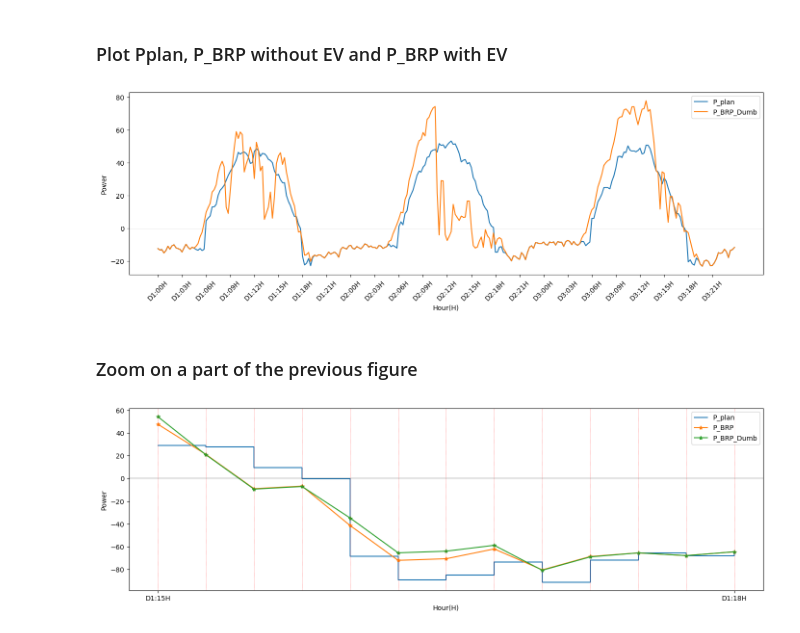
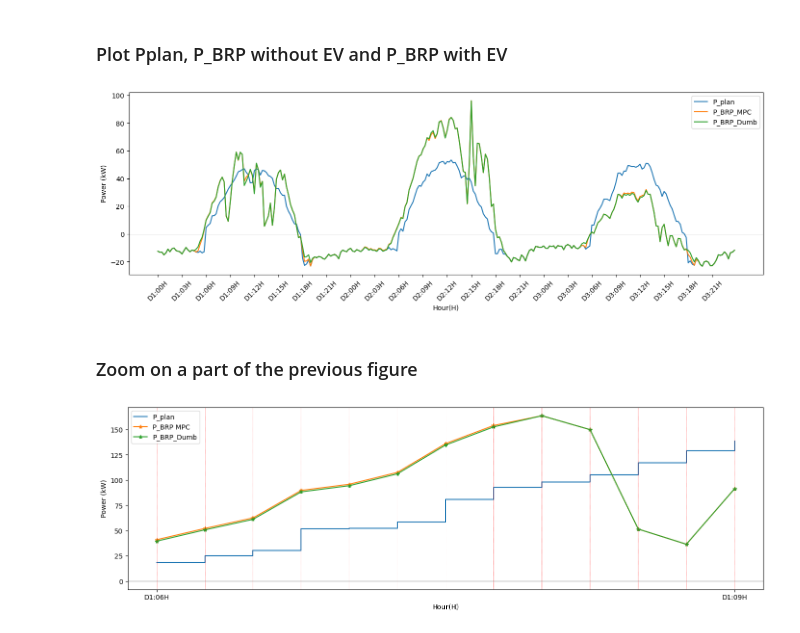
Before and after one commit to pajjaecat/SATIE_Pajj_PostDoc, a Jupyter notebook: Notebooks/V1G_MPC.ipynb, the cells around one changed output. Drawn from its saved outputs; the diff is of its cells as text; code cells hidden in the pictures.

```diff
--- a/Notebooks/V1G_MPC.ipynb
+++ b/Notebooks/V1G_MPC.ipynb
@@ -271,10 +188,16 @@ p_pv_pred = {}   # Active pv for (engagement) for each customer in the network
 pv_dn_keys = list(data_custid_pv_dict.keys()) # Get index of elm in the dict
 len_pv = len(data_custid_pv_dict) # Get number of elm p_pv dict
 
-# For all  users in the IEEE network ...
+# For all elm in the load_data_df dataframe
 for i in load_data_df.index:
-    bus_nbr = load_data_df.loc[i]['Bus'] # Get bus number at row i in the dataframe
-    p_pv.update({ bus_nbr : reg_switching_pv.real_GHI.values*1000/s_base })    # Using real PV  from model switching
+    bus_nbr = load_data_df.loc[i]['Bus'] #Get bus number at row i in the dataframe
+    val = reg_switching_pv.real_GHI.values*1000/s_base
+    # temporary used to reshape the PV so that it can be as I wanted
+    val[96*2:96*3] = val[96*3:96*4]
+    val[96*3:96*4] = val[96*3:96*4]/2
+    val[252:264] = val[252:264]*2
+
+    p_pv.update({ bus_nbr : val })                 # using real data from model switching
     p_pv_pred.update({ bus_nbr : reg_switching_pv.engagement_GHI.values*1000/s_base }) # The PRP P_pv is based on on the  using prediction
 # %% [markdown]
 ### Associate with each user in the IEEE network a $Pv_{plan}$
@@ -584,7 +505,7 @@ See the pdf file [ProblemFormulation]()
 # %%
 # define variables for MPC problems
 # nb_sim_days = 1
-hor_in_min = probVar.hor_dict['15mn'] # Define the MPC horizon in minutes
+hor_in_min = probVar.hor_dict['30mn'] # Define the MPC horizon in minutes
 hor = hor_in_min // probVar.Δt         # Redefine the horizon in number of Δt  period to consider
 t_sim = nb_sim_days*probVar.fullDay_min//probVar.Δt      #Total duration of the study(in minutes)
 
@@ -611,7 +532,7 @@ scale = 150            # Scaling factor of irradiance in power
 pred_input = hor_in_min, hour_back_windows, hour_frcst_freq, extracted_date, saving_folder_file, prev_day_type, scale
 
 # Define alpha
-α = 0.
+α = 0.0
 # %% [markdown]
 ## Run MPC
 # %%
@@ -711,7 +630,8 @@ for k in tqdm(range(0, t_sim)):
 # %%
 ####  Compute dumb strategy soc
 soc_prob_dumb = brp.compute_DumbSoc(p_ev_plan, ev_data, t_sim)
-
+ΔT = probVar.ΔT
+Δt = probVar.Δt
 
 # Create an array such that
 # pplan_delt = [p_plan[0],p_plan[0] ... p_plan[0], p_plan[1],p_plan[1] ... p_plan[1], ...,  p_plan[-1],p_plan[-1] ... p_plan[-1]]
@@ -884,56 +804,46 @@ plt.legend(['MPC', 'Dumb']);
 # %%
 plt.figure(figsize=(17,5), dpi=100)
 # colorUnpluggedPeriod()
-plt.plot(pplan_delt[:nb_sim_days*day_2_imba]/4, label='P_plan',)
+plt.plot(pplan_delt[:nb_sim_days*day_2_imba]/(60/15), label='P_plan',)
 # plt.plot(pload_pv[day_2_imba:day_last_imba]*s_base/1000/4, label='P_BRP (No Ev)')
-# plt.plot((pload_pv[day_2_imba:day_last_imba] - p_EV_char)*s_base/1000/4, label='P_BRP')
-plt.plot((pload_pv[day_2_imba:day_last_imba] - p_EV_char_dumb)*s_base/1000/4, label='P_BRP_Dumb')
+plt.plot((pload_pv[day_2_imba:day_last_imba] - p_EV_char)*s_base/1000/(60/15), label='P_BRP_MPC')
+plt.plot((pload_pv[day_2_imba:day_last_imba] - p_EV_char_dumb)*s_base/1000/(60/15), label='P_BRP_Dumb')
 
 plt.axhline(y=0, color='k', alpha =0.5,lw=0.5)
 plt.xticks(range(0,day_2_imba*nb_sim_days,nb_sim_days*60//Δt), labels=labells, rotation=45);
 
 plt.legend();
-plt.ylabel('Power')
+plt.ylabel('Power (kW)')
 plt.xlabel('Hour(H)');
 # %% [output]
-[figure, old version]
+[figure, new version]
 # %% [markdown]
 ### Zoom on a part of the previous figure
 # %%
 plt.figure(figsize=(17,5), dpi=100)
 
-h1 = 17 # Starting hour to plot
-h2 = 20# Ending hour to plot
+h1 = 6 # Starting hour to plot
+h2 = 9# Ending hour to plot
 
 h_start =  h1*(60//Δt)    # First
 h_end = h2*(60//Δt) + 1
 
 plt.plot(pplan_delt[h_start:h_end], label='P_plan',ds='steps-post')
 # plt.plot(pload_pv[h_start+day_2_imba:day_2_imba+h_end]*s_base/1000, label='P_BRP (No Ev)', marker='*')
-plt.plot((pload_pv[h_start+day_2_imba:day_2_imba+h_end] - p_EV_char[h_start:h_end])*s_base/1000, label='P_BRP', marker='*',)
+plt.plot((pload_pv[h_start+day_2_imba:day_2_imba+h_end] - p_EV_char[h_start:h_end])*s_base/1000, label='P_BRP MPC', marker='*',)
 plt.plot((pload_pv[h_start+day_2_imba:day_2_imba+h_end] - p_EV_char_dumb[h_start:h_end])*s_base/1000, label='P_BRP_Dumb', marker='*',)
 
-# aa = (pload_pv[h_start+day_2_imba:day_2_imba+h_end] - p_EV_char_dumb[h_start:h_end])*s_base/1000
-# fl = np.reshape(aa[:-1],(-1,3)).mean(axis=1)
-# plt.plot(np.kron(fl,np.ones(3)),color ='red',ds='steps-post')
 
 plt.legend()
 # # plt.xticks(range(0,h_end,60//Δt),labels=range(len(range(0,h_end,60//Δt))))
 plt.xticks(range(0,h_end-h_start,60*nb_sim_days//Δt),labels=labells[h1//nb_sim_days:(h2//nb_sim_days)+1])
 
 for ii in range(0,h_end-h_start,ΔT):
     plt.axvline(x=ii, color='red', lw=0.5, ls=':')
 
 plt.axhline(0,color='k',lw=0.3)
-
-# for indx in range(2):
-#     dep = ev_data[list(ev_data.keys())[indx]]['t_dep1']
-#     arr = ev_data[list(ev_data.keys())[indx]]['t_arr1']
-#     plt.axvspan(dep,arr,color=col[indx],alpha=0.08,)
-
-
-plt.ylabel('Power')
+plt.ylabel('Power (kW)')
 plt.xlabel('Hour(H)');
 # plt.ylim((-30,-18))
 # %% [output]
-[figure, old version]
+[figure, new version]
```
Also changed, not shown: parts of 28 cells of this notebook.
